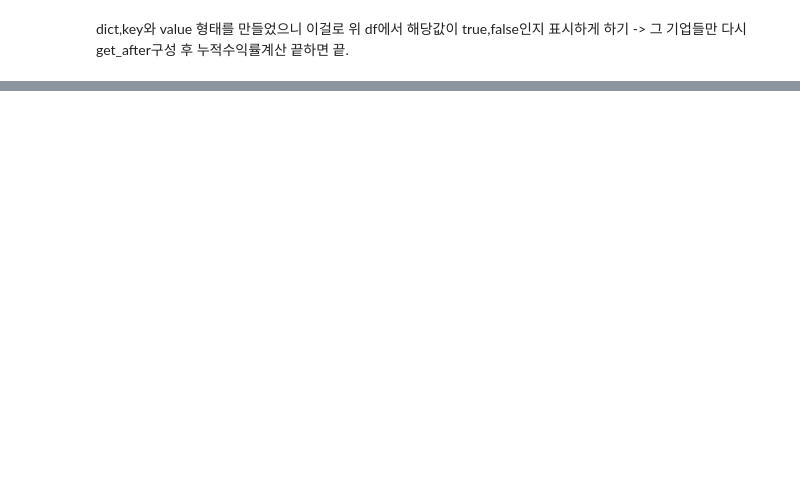
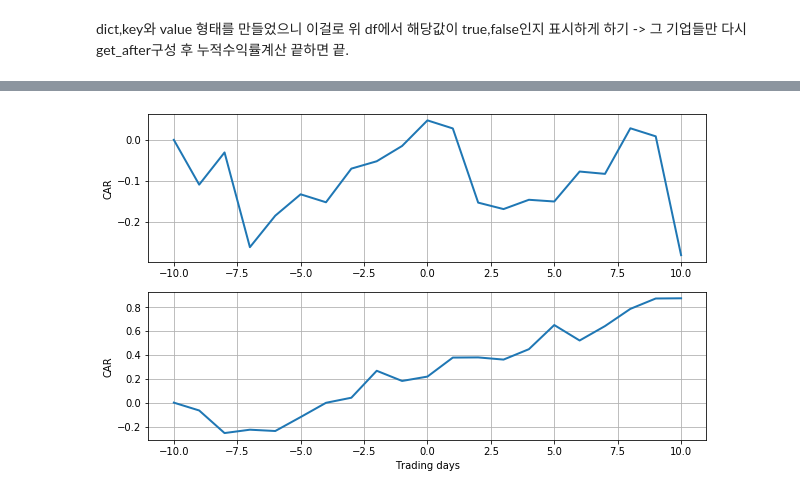
Before and after one commit to Yphy/Textmining, a Jupyter notebook: md&a_analysis/md&a article/Event time returns daily.ipynb, the cells around one changed output, grey strips where cells are left out. Drawn from its saved outputs; the diff is of its cells as text; code cells hidden in the pictures; blank space fills up the shorter version.

```diff
--- a/md&a_analysis/md&a article/Event time returns daily.ipynb
+++ b/md&a_analysis/md&a article/Event time returns daily.ipynb
@@ -143,0 +255,5 @@ KT 20190401
+# %%
+cum_daily_df = return_daily_df.copy()
+cum_daily_df[-10] = 0
+cum_daily_df = cum_daily_df.cumsum(1)
+cum_daily_df.head()
@@ -143,0 +272,8 @@ KT 20190401
+# %%
+#q1과 q5 기업들의 index명
+q1_index = []
+for i in q1_list:
+    q1_index.append("{}_{}".format(i[0],i[1]))
+q5_index = []
+for i in q5_list:
+    q5_index.append("{}_{}".format(i[0],i[1]))
@@ -143,0 +284,5 @@ KT 20190401
+# %%
+#q1,q5만의 daily_df
+q1_daily_df = cum_daily_df.loc[q1_index,:]
+q5_daily_df = cum_daily_df.loc[q5_index,:]
+q5_daily_df.head()
@@ -143,0 +330,21 @@ KT 20190401
+# %%
+#  차트 설정
+%matplotlib inline
+import matplotlib.pyplot as plt
+
+plt.rcParams["figure.figsize"] = (10,6)
+plt.rcParams['lines.linewidth'] = 2
+plt.rcParams["axes.grid"] = True
+# %%
+ax1 = plt.subplot(2,1,1)
+plt.plot(q1_daily_df.mean(),label = 'Q1')
+plt.ylabel('CAR')
+ax2 = plt.subplot(2,1,2)
+plt.plot(q5_daily_df.mean(),label= 'Q5')
+plt.xlabel('Trading days')
+plt.ylabel('CAR')
+
+
+plt.show()
+# %% [output]
+[figure, added]
```
Also changed, not shown: parts of 45 cells of this notebook, 1 other file.
